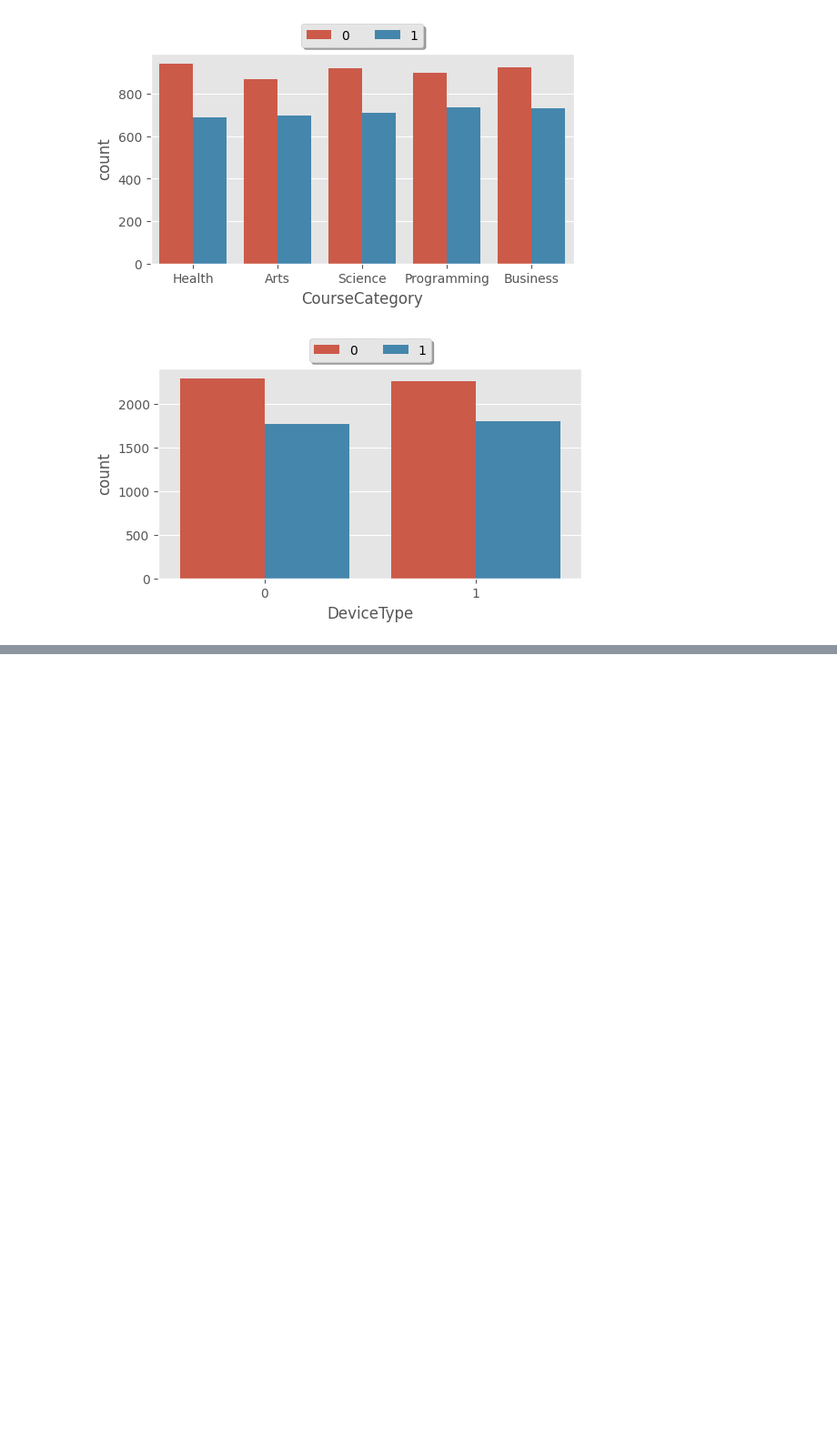
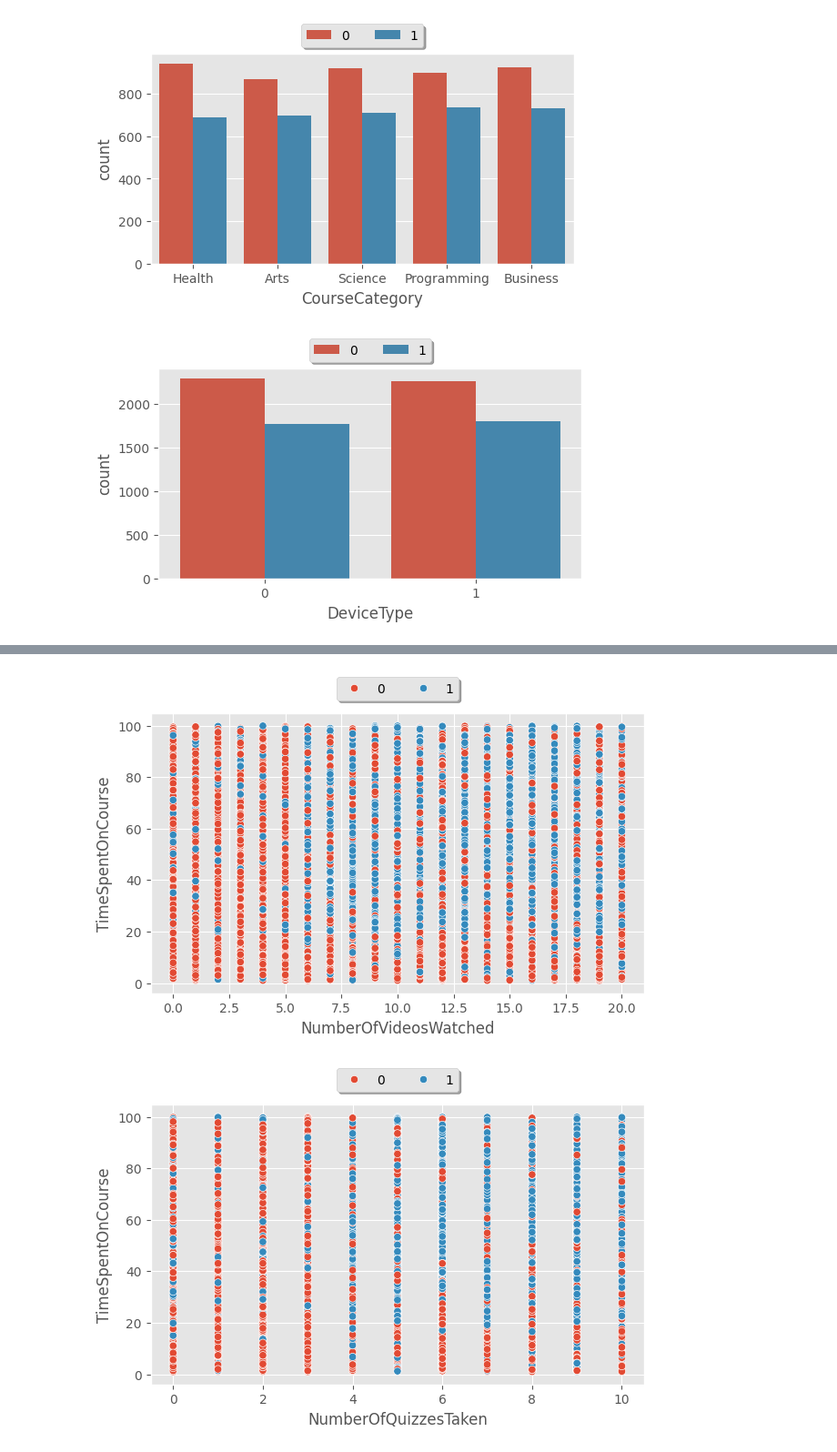
Before and after one commit to muhfadhil/Course-Completion-Prediction, a Jupyter notebook: notebook/course_completion.ipynb, the cells around one changed output, grey strips where cells are left out. Shown at 91% size. Drawn from its saved outputs; the diff is of its cells as text; code cells hidden in the pictures; blank space fills up the shorter version.

```diff
--- a/notebook/course_completion.ipynb
+++ b/notebook/course_completion.ipynb
@@ -250,0 +282,15 @@ for col in ["CourseCategory", "DeviceType"]:
+# %%
+for col in ["NumberOfVideosWatched", "NumberOfQuizzesTaken"]:
+    fig, ax = plt.subplots(figsize=(7, 4))
+    sns.scatterplot(data=df, x=col, y="TimeSpentOnCourse", hue="CourseCompletion")
+    plt.legend(
+        loc="upper center",
+        ncol=2,
+        bbox_to_anchor=[0.5, 1.15],
+        fancybox=True,
+        shadow=True,
+    )
+    plt.show()
+# %% [output]
+[figure, added]
+[figure, added]
```
Also changed, not shown: parts of 26 cells of this notebook.
